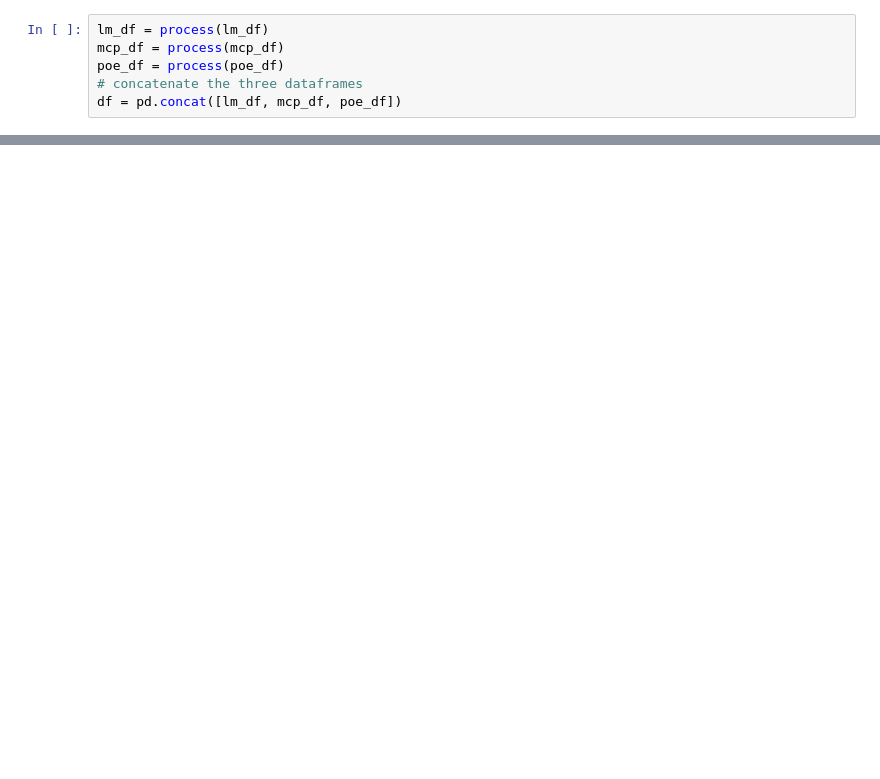
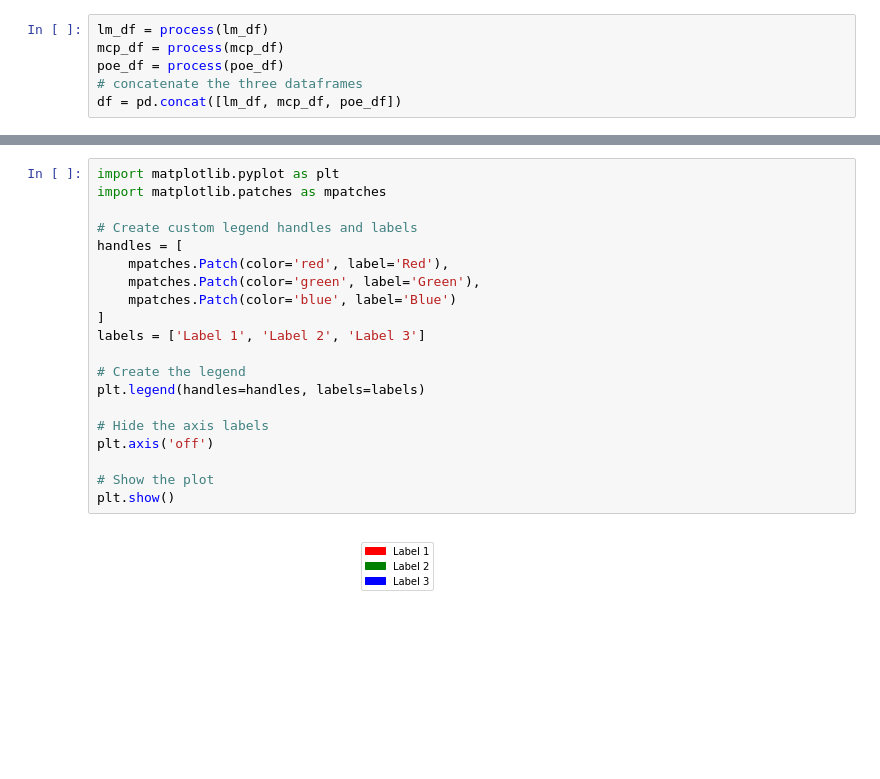
Before and after one commit to KasMasVan/csr_exp_resource_index, a Jupyter notebook: results/process.ipynb, the cells around one changed output, grey strips where cells are left out. Drawn from its saved outputs; the diff is of its cells as text; blank space fills up the shorter version.

```diff
--- a/results/process.ipynb
+++ b/results/process.ipynb
@@ -79,0 +88,22 @@ plt.tight_layout()
+# %%
+import matplotlib.pyplot as plt
+import matplotlib.patches as mpatches
+
+# Create custom legend handles and labels
+handles = [
+    mpatches.Patch(color='red', label='Red'),
+    mpatches.Patch(color='green', label='Green'),
+    mpatches.Patch(color='blue', label='Blue')
+]
+labels = ['Label 1', 'Label 2', 'Label 3']
+
+# Create the legend
+plt.legend(handles=handles, labels=labels)
+
+# Hide the axis labels
+plt.axis('off')
+
+# Show the plot
+plt.show()
+# %% [output]
+[figure, added]
```
Also changed, not shown: parts of 9 cells of this notebook.
